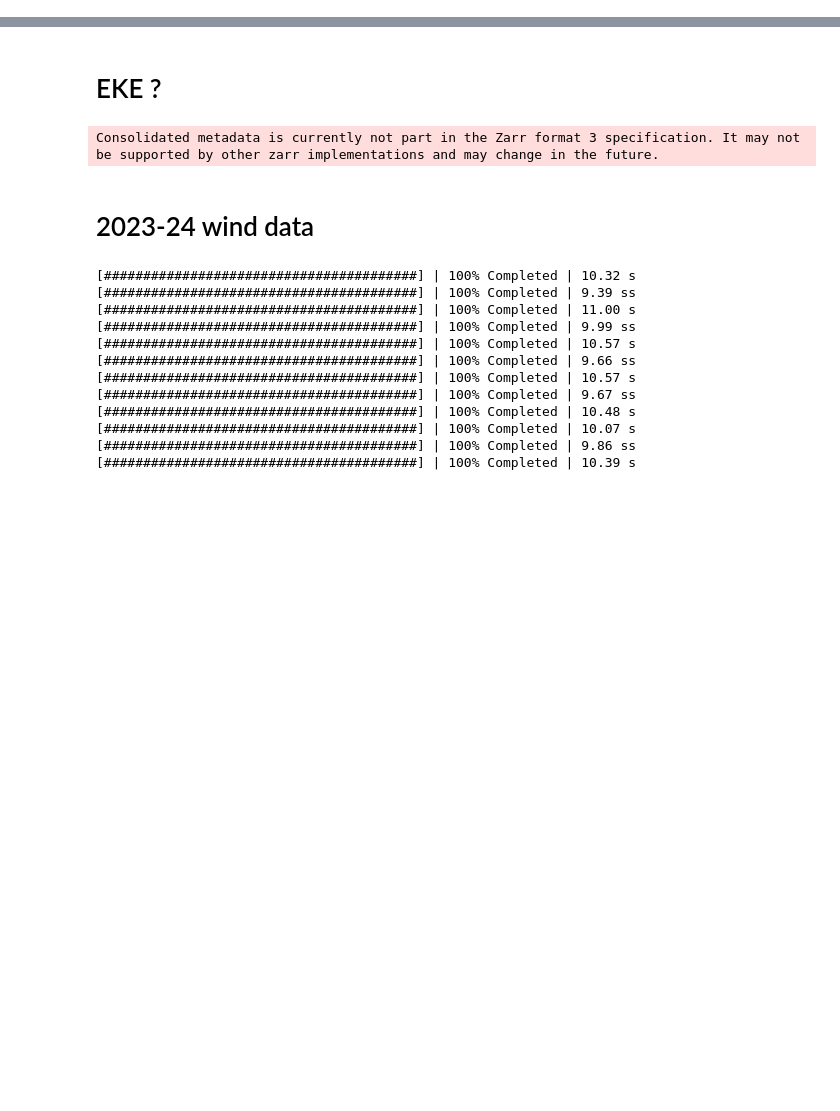
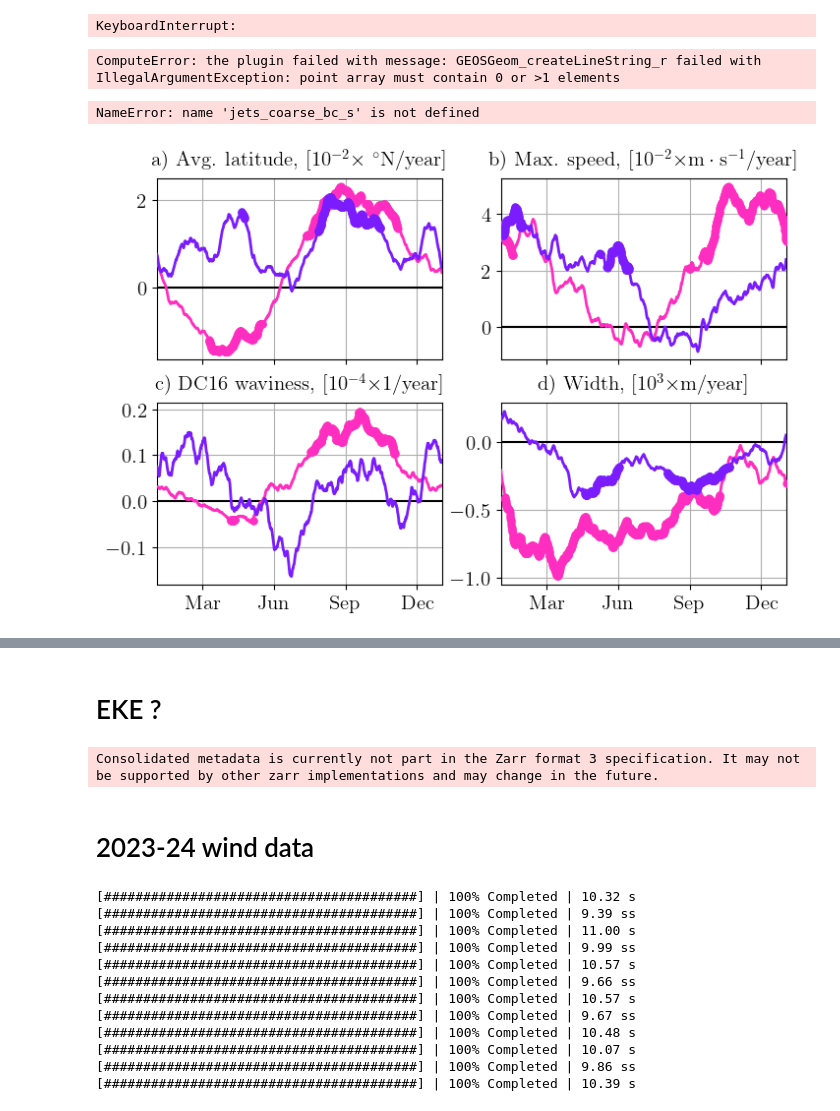
Before and after one commit to hbanderier/persistent-extremes-era5, a Jupyter notebook: Playgrounds/data_stuff.ipynb, the cells around one changed output, grey strips where cells are left out. Saved outputs shown, nothing was run; the diff lists cells and outputs as text; code cells hidden in the pictures; blank space fills up the shorter version.

```diff
--- a/Playgrounds/data_stuff.ipynb
+++ b/Playgrounds/data_stuff.ipynb
@@ -26,0 +89,13 @@ WARNING: Dask Arrays could not be imported
+# %%
+find_jets_kwargs = {
+    "smooth_func": partial(gaussian_smooth_func, sigma_lon=1, sigma_lat=0.8),
+    "n_coarsen": 3,
+    "hole_size": 5,
+}
+
+for year in np.unique(ds.time.dt.year):
+    ds_ = compute(ds.isel(time=ds.time.dt.year==year))
+    jets_ = find_all_jets(ds_, **find_jets_kwargs)
+    jets_bc_1 = bias_correct(jets_, ds_)
+    jets_bc_2 = join_on_ds(jets_bc_1, ds_, fix_id=True)
+    print(year, len(jets_), len(jets_bc_1), len(jets_bc_2))
@@ -26,0 +137,4 @@ WARNING: Dask Arrays could not be imported
+# %%
+jets_coarse_bc_s, _, _, props_coarse_bc_s = do_everything(ds, path_coarse_bc_s, **coarse_bc_s_kwargs)
+# %% [output]
+KeyboardInterrupt:
@@ -26,0 +148,8 @@ WARNING: Dask Arrays could not be imported
+# %%
+track_jets(phat_jets, catd=True)
+# %% [output]
+ComputeError: the plugin failed with message: GEOSGeom_createLineString_r failed with IllegalArgumentException: point array must contain 0 or >1 elements
+# %%
+jets_coarse_bc_s
+# %% [output]
+NameError: name 'jets_coarse_bc_s' is not defined
@@ -26,0 +227,23 @@ WARNING: Dask Arrays could not be imported
+# %%
+data_vars = [
+    "mean_lat",
+    "s_star",
+    "wavinessDC16",
+    "width",
+]
+props_fine = average_jet_categories(props_fine, 0.5)
+fig = plot_dayofyear_trends(
+    props_fine,
+    data_vars,
+    nrows=2,
+    ncols=2,
+    clear=False,
+    n_bootstraps=60,
+    win_size=90,
+    folder="Paper1_redux",
+    suffix="_subset",
+    numbering=True,
+    save=False,
+)
+# %% [output]
+[figure, added]
```
Also changed, not shown: parts of 29 cells of this notebook, 4 other files.
